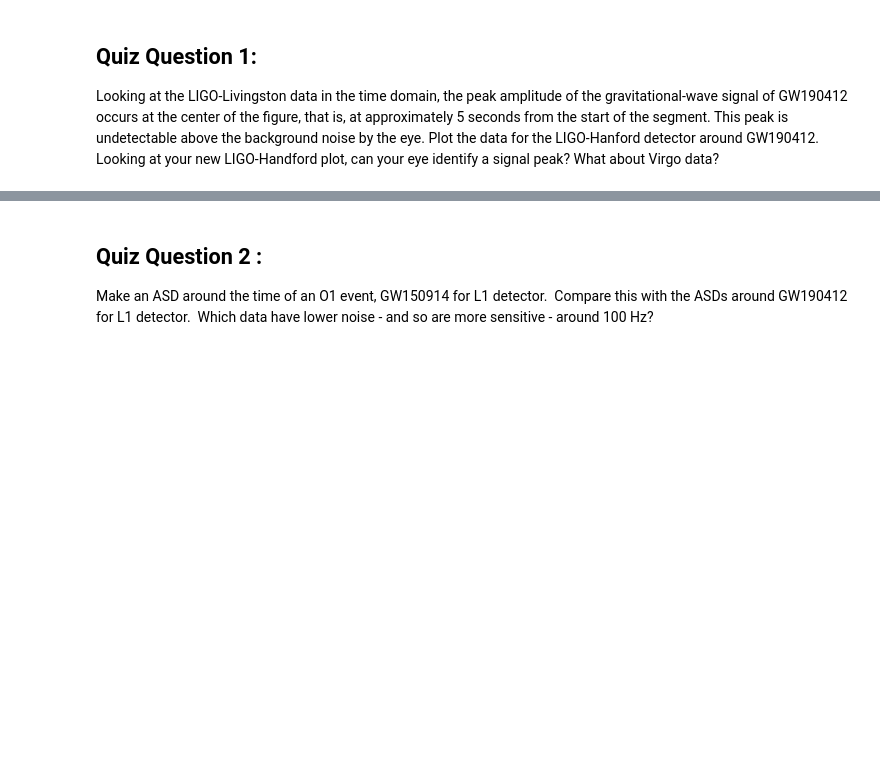
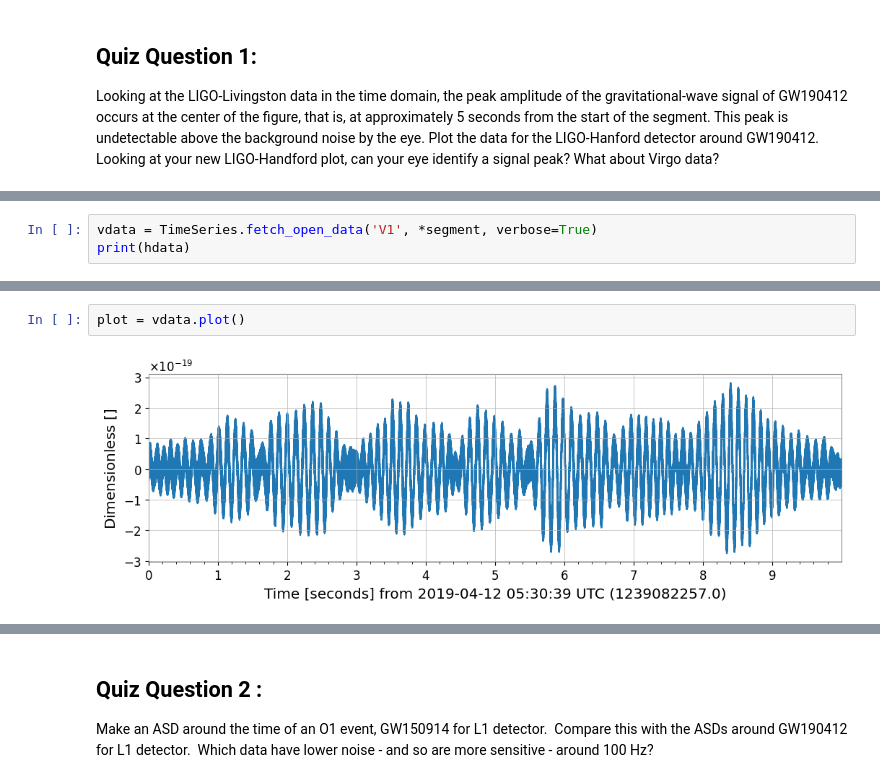
Before and after one commit to Ritvik179/GWOSC, a Jupyter notebook: Tuto_1_2_Open_Data_access_with_GWpy.ipynb, the cells around one changed output, grey strips where cells are left out. Cells and saved outputs as stored; diff of their text form; blank space fills up the shorter version.

```diff
--- a/Tuto_1_2_Open_Data_access_with_GWpy.ipynb
+++ b/Tuto_1_2_Open_Data_access_with_GWpy.ipynb
@@ -250,0 +282,3 @@ Looking at the LIGO-Livingston data in the time domain, the peak amplitude of th
+# %%
+vdata = TimeSeries.fetch_open_data('V1', *segment, verbose=True)
+print(hdata)
@@ -250,0 +296,4 @@ Looking at the LIGO-Livingston data in the time domain, the peak amplitude of th
+# %%
+plot = vdata.plot()
+# %% [output]
+[figure, added]
```
Also changed, not shown: parts of 30 cells of this notebook.
